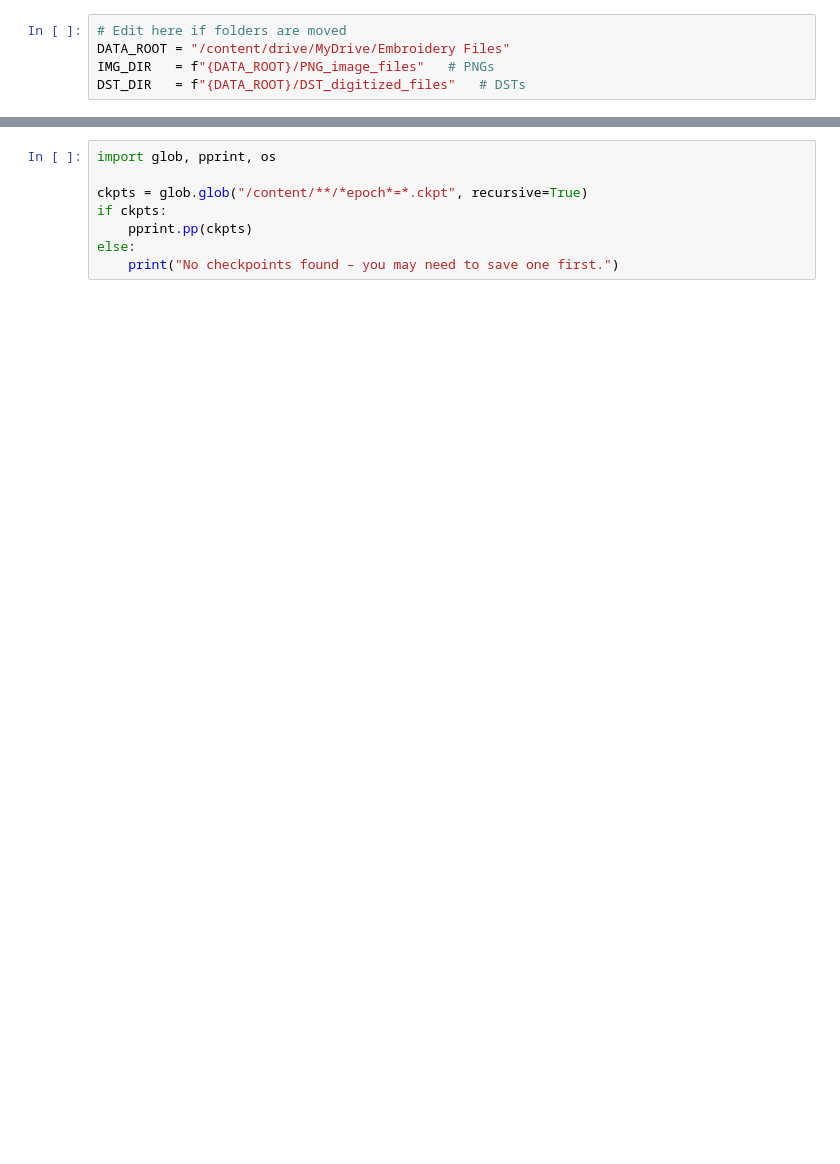
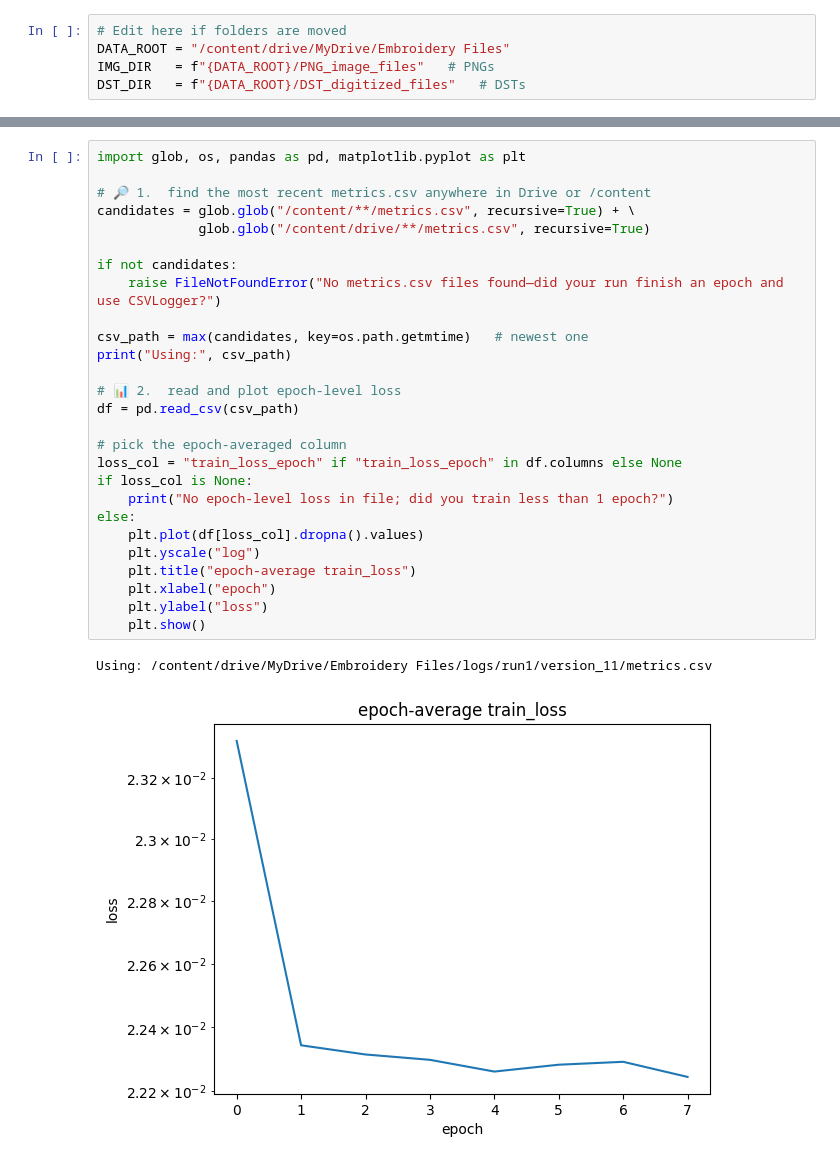
Before and after one commit to matt14e/StitchAI, a Jupyter notebook: Stitchmodel3_(1).ipynb, the cells around one changed output, grey strips where cells are left out. Drawn from its saved outputs; the diff is of its cells as text; blank space fills up the shorter version.

```diff
--- a/Stitchmodel3_(1).ipynb
+++ b/Stitchmodel3_(1).ipynb
@@ -315,8 +296,30 @@ trainer.fit(LitModule(), dl)
-# %%
-import glob, pprint, os
-
-ckpts = glob.glob("/content/**/*epoch*=*.ckpt", recursive=True)
-if ckpts:
-    pprint.pp(ckpts)
-else:
-    print("No checkpoints found – you may need to save one first.")
+# %%
+import glob, os, pandas as pd, matplotlib.pyplot as plt
+
+# 🔎 1.  find the most recent metrics.csv anywhere in Drive or /content
+candidates = glob.glob("/content/**/metrics.csv", recursive=True) + \
+             glob.glob("/content/drive/**/metrics.csv", recursive=True)
+
+if not candidates:
+    raise FileNotFoundError("No metrics.csv files found—did your run finish an epoch and use CSVLogger?")
+
+csv_path = max(candidates, key=os.path.getmtime)   # newest one
+print("Using:", csv_path)
+
+# 📊 2.  read and plot epoch-level loss
+df = pd.read_csv(csv_path)
+
+# pick the epoch-averaged column
+loss_col = "train_loss_epoch" if "train_loss_epoch" in df.columns else None
+if loss_col is None:
+    print("No epoch-level loss in file; did you train less than 1 epoch?")
+else:
+    plt.plot(df[loss_col].dropna().values)
+    plt.yscale("log")
+    plt.title("epoch-average train_loss")
+    plt.xlabel("epoch")
+    plt.ylabel("loss")
+    plt.show()
+# %% [output]
+Using: /content/drive/MyDrive/Embroidery Files/logs/run1/version_11/metrics.csv
+[figure, added]
```
Also changed, not shown: parts of 27 cells of this notebook.
